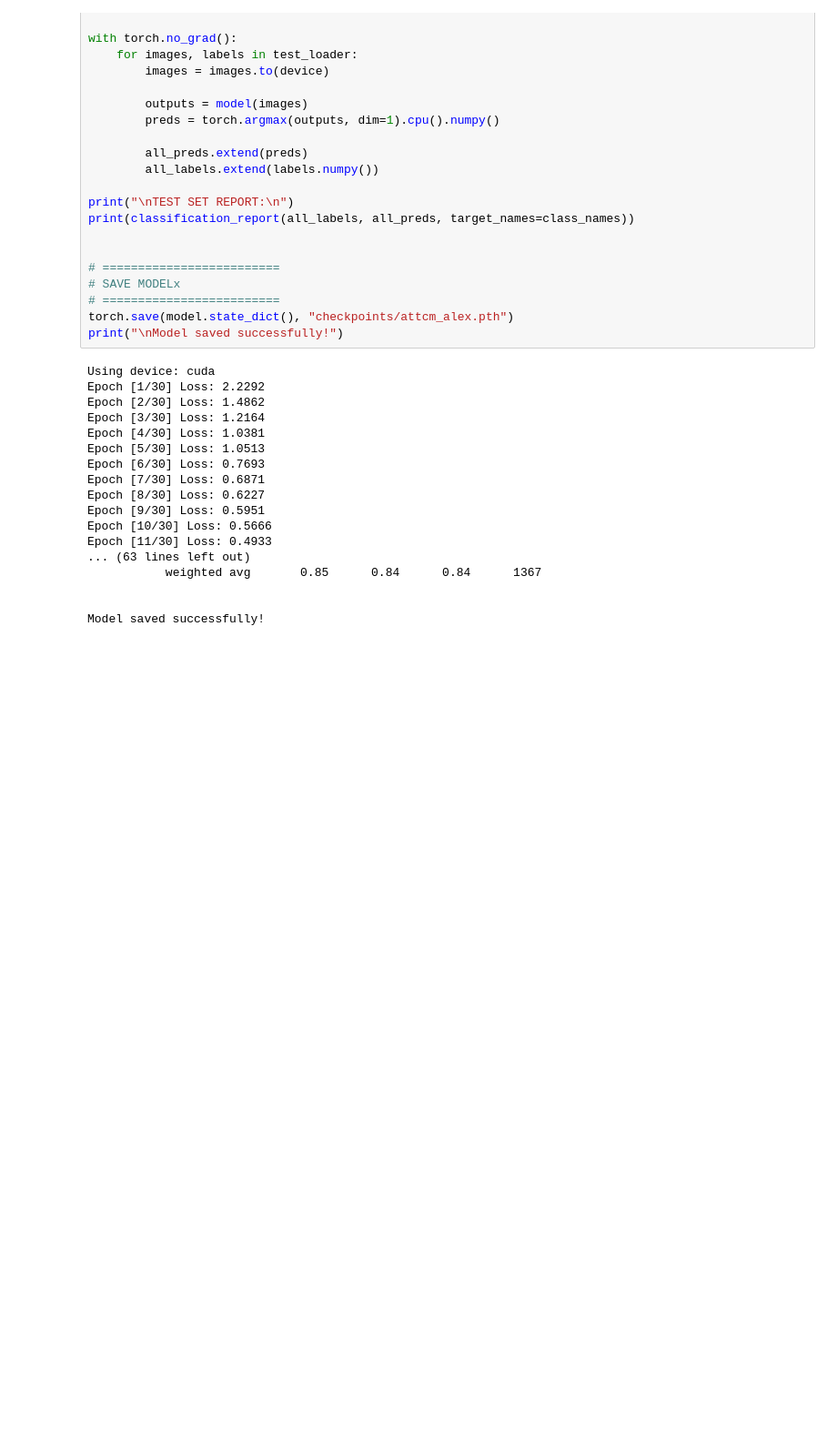
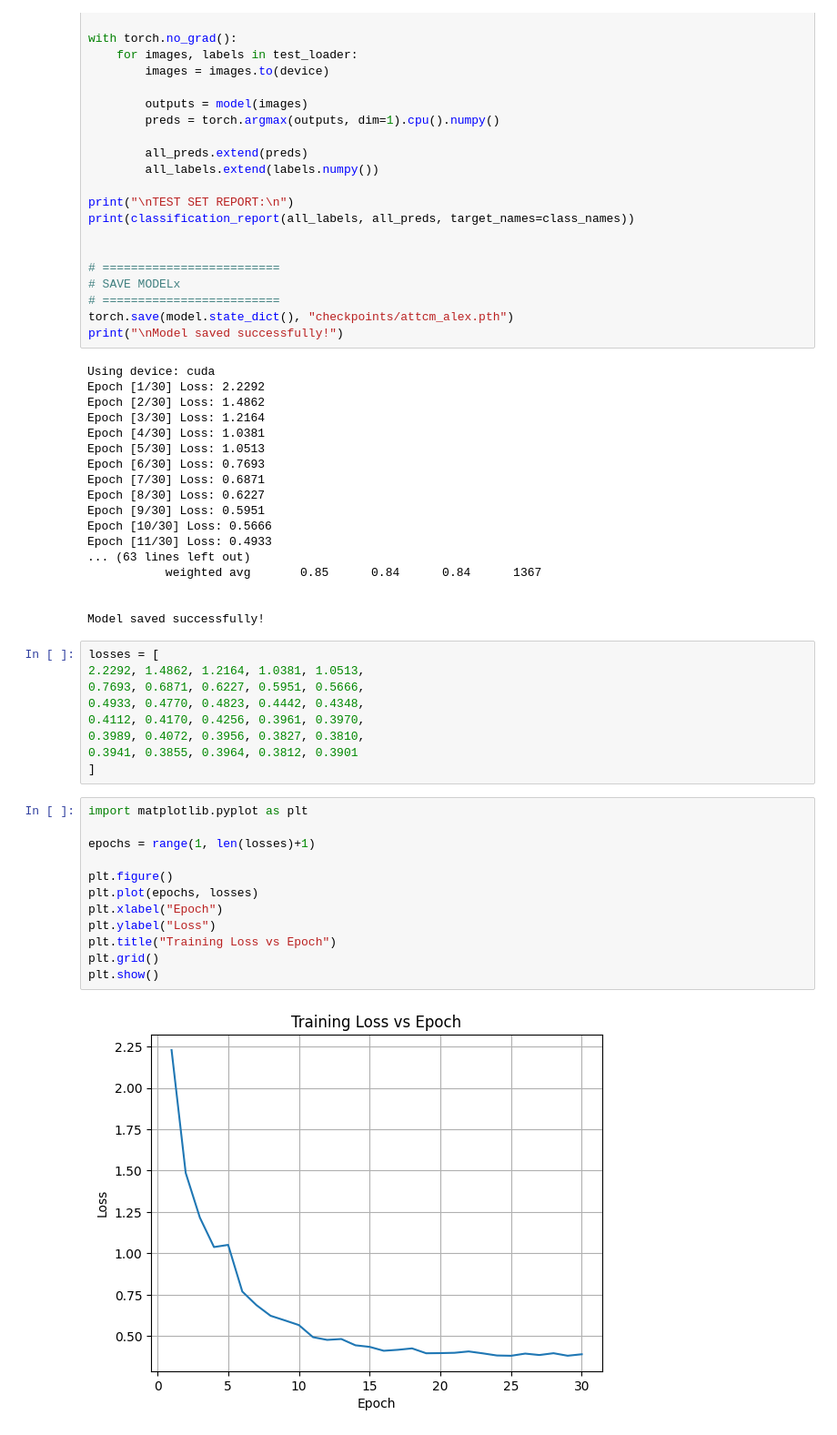
Before and after one commit to RyoHaradaps/AgroScan---Leaf-Disease-Detection, a Jupyter notebook: run.ipynb, the cells around one changed output. Shown at 91% size. Saved outputs shown, nothing was run; the diff lists cells and outputs as text; blank space fills up the shorter version.

```diff
--- a/run.ipynb
+++ b/run.ipynb
@@ -460,3 +460,26 @@ Epoch [11/30] Loss: 0.4933
 
 
 Model saved successfully!
+# %%
+losses = [
+2.2292, 1.4862, 1.2164, 1.0381, 1.0513,
+0.7693, 0.6871, 0.6227, 0.5951, 0.5666,
+0.4933, 0.4770, 0.4823, 0.4442, 0.4348,
+0.4112, 0.4170, 0.4256, 0.3961, 0.3970,
+0.3989, 0.4072, 0.3956, 0.3827, 0.3810,
+0.3941, 0.3855, 0.3964, 0.3812, 0.3901
+]
+# %%
+import matplotlib.pyplot as plt
+
+epochs = range(1, len(losses)+1)
+
+plt.figure()
+plt.plot(epochs, losses)
+plt.xlabel("Epoch")
+plt.ylabel("Loss")
+plt.title("Training Loss vs Epoch")
+plt.grid()
+plt.show()
+# %% [output]
+[figure, added]
```
Also changed, not shown: parts of 1 cell of this notebook, 1 other file.
